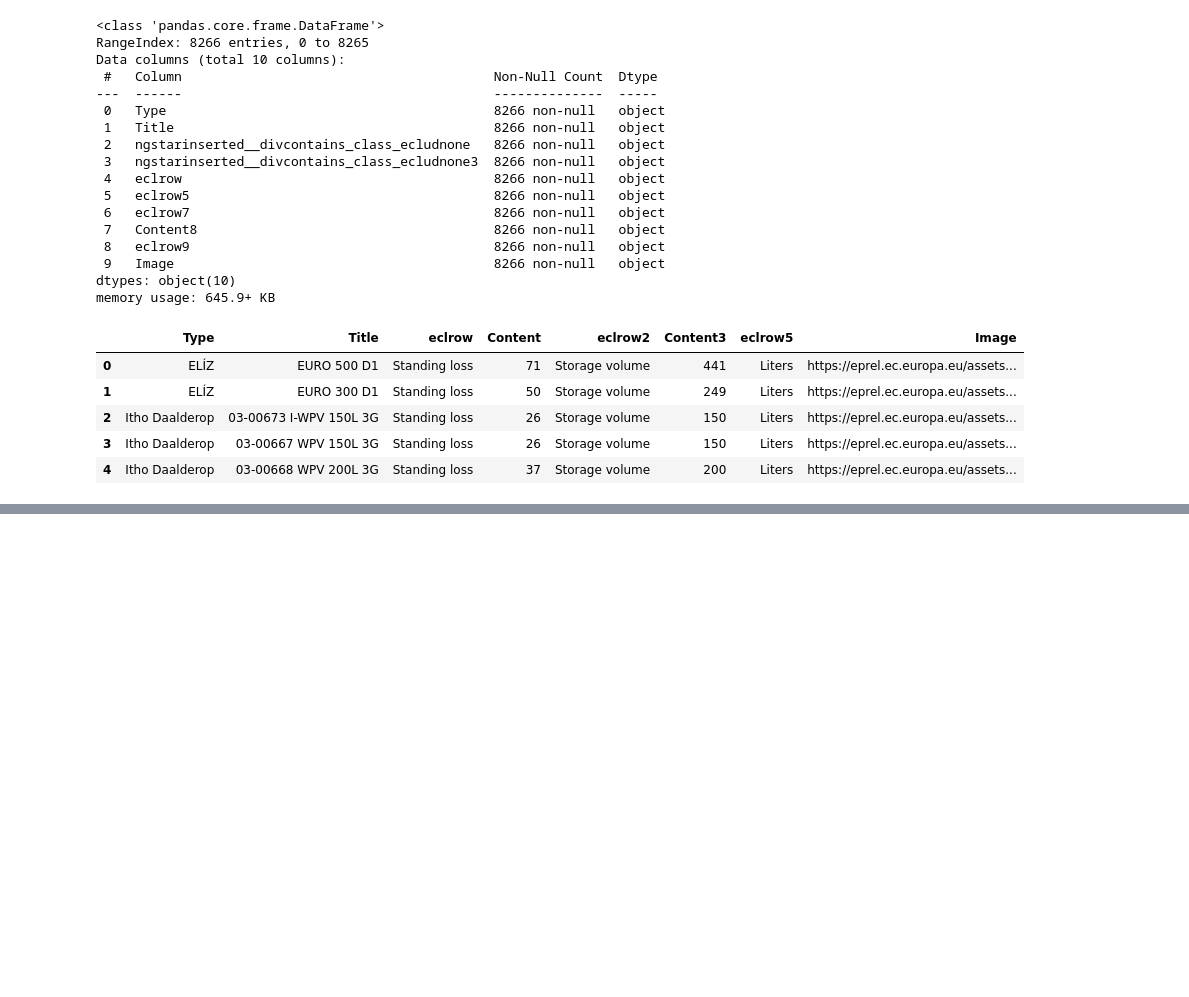
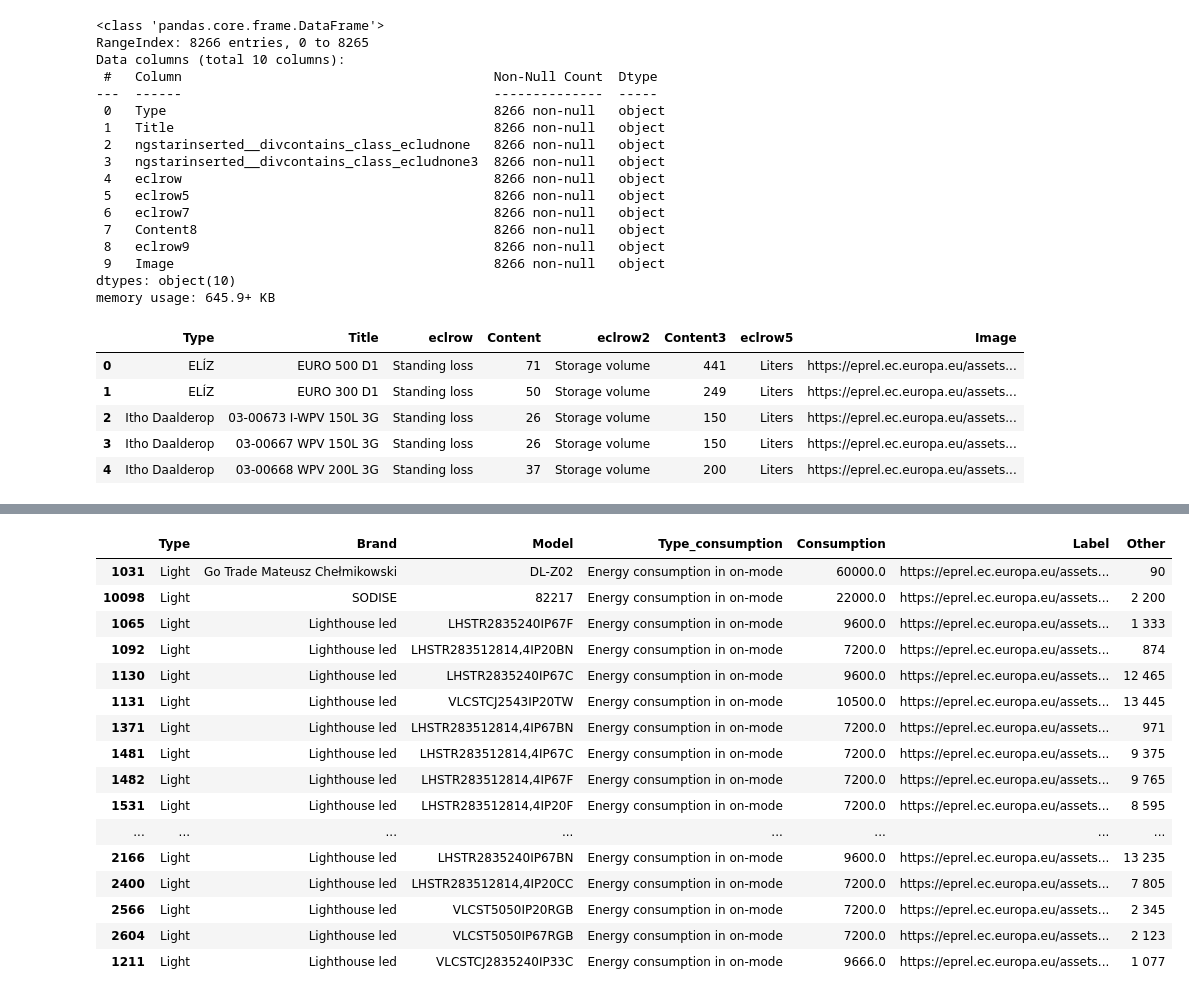
Before and after one commit to laurabarredaagusti/desafio_tripulaciones, a Jupyter notebook: notebooks/data_cleaning/data_cleaning_enrique.ipynb, the cells around one changed output, grey strips where cells are left out. Drawn from its saved outputs; the diff is of its cells as text; code cells hidden in the pictures; blank space fills up the shorter version.

```diff
--- a/notebooks/data_cleaning/data_cleaning_enrique.ipynb
+++ b/notebooks/data_cleaning/data_cleaning_enrique.ipynb
@@ -242,0 +770,3 @@ df_aire_acondicionado.head()
+# %%
+df_bombillas = pd.read_csv('../csvs_categorias(Columnas Bien)/8_lights.csv',index_col=0)
+df_bombillas.head()
@@ -242,0 +797,4 @@ df_aire_acondicionado.head()
+# %%
+df_bombillas['Consumption'] = df_bombillas['Consumption'].str.replace(' ','')
+# %%
+df_bombillas['Consumption'] = df_bombillas['Consumption'].astype(float)
@@ -242,0 +837,20 @@ df_aire_acondicionado.head()
+# %%
+df_bombillas[df_bombillas['Consumption']>5000]
+# %% [output]
+|  | Type | Brand | Model | Type_consumption | Consumption | Label | Other |
+| 1031 | Light | Go Trade Mateusz Chełmikowski | DL-Z02 | Energy consumption in on-mode | 60000.0 | https://eprel.ec.europa.eu/assets... | 90 |
+| 10098 | Light | SODISE | 82217 | Energy consumption in on-mode | 22000.0 | https://eprel.ec.europa.eu/assets... | 2 200 |
+| 1065 | Light | Lighthouse led | LHSTR2835240IP67F | Energy consumption in on-mode | 9600.0 | https://eprel.ec.europa.eu/assets... | 1 333 |
+| 1092 | Light | Lighthouse led | LHSTR283512814,4IP20BN | Energy consumption in on-mode | 7200.0 | https://eprel.ec.europa.eu/assets... | 874 |
+| 1130 | Light | Lighthouse led | LHSTR2835240IP67C | Energy consumption in on-mode | 9600.0 | https://eprel.ec.europa.eu/assets... | 12 465 |
+| 1131 | Light | Lighthouse led | VLCSTCJ2543IP20TW | Energy consumption in on-mode | 10500.0 | https://eprel.ec.europa.eu/assets... | 13 445 |
+| 1371 | Light | Lighthouse led | LHSTR283512814,4IP67BN | Energy consumption in on-mode | 7200.0 | https://eprel.ec.europa.eu/assets... | 971 |
+| 1481 | Light | Lighthouse led | LHSTR283512814,4IP67C | Energy consumption in on-mode | 7200.0 | https://eprel.ec.europa.eu/assets... | 9 375 |
+| 1482 | Light | Lighthouse led | LHSTR283512814,4IP67F | Energy consumption in on-mode | 7200.0 | https://eprel.ec.europa.eu/assets... | 9 765 |
+| 1531 | Light | Lighthouse led | LHSTR283512814,4IP20F | Energy consumption in on-mode | 7200.0 | https://eprel.ec.europa.eu/assets... | 8 595 |
+| ... | ... | ... | ... | ... | ... | ... | ... |
+| 2166 | Light | Lighthouse led | LHSTR2835240IP67BN | Energy consumption in on-mode | 9600.0 | https://eprel.ec.europa.eu/assets... | 13 235 |
+| 2400 | Light | Lighthouse led | LHSTR283512814,4IP20CC | Energy consumption in on-mode | 7200.0 | https://eprel.ec.europa.eu/assets... | 7 805 |
+| 2566 | Light | Lighthouse led | VLCST5050IP20RGB | Energy consumption in on-mode | 7200.0 | https://eprel.ec.europa.eu/assets... | 2 345 |
+| 2604 | Light | Lighthouse led | VLCST5050IP67RGB | Energy consumption in on-mode | 7200.0 | https://eprel.ec.europa.eu/assets... | 2 123 |
+| 1211 | Light | Lighthouse led | VLCSTCJ2835240IP33C | Energy consumption in on-mode | 9666.0 | https://eprel.ec.europa.eu/assets... | 1 077 |
```
Also changed, not shown: parts of 117 cells of this notebook, 3 other files.
